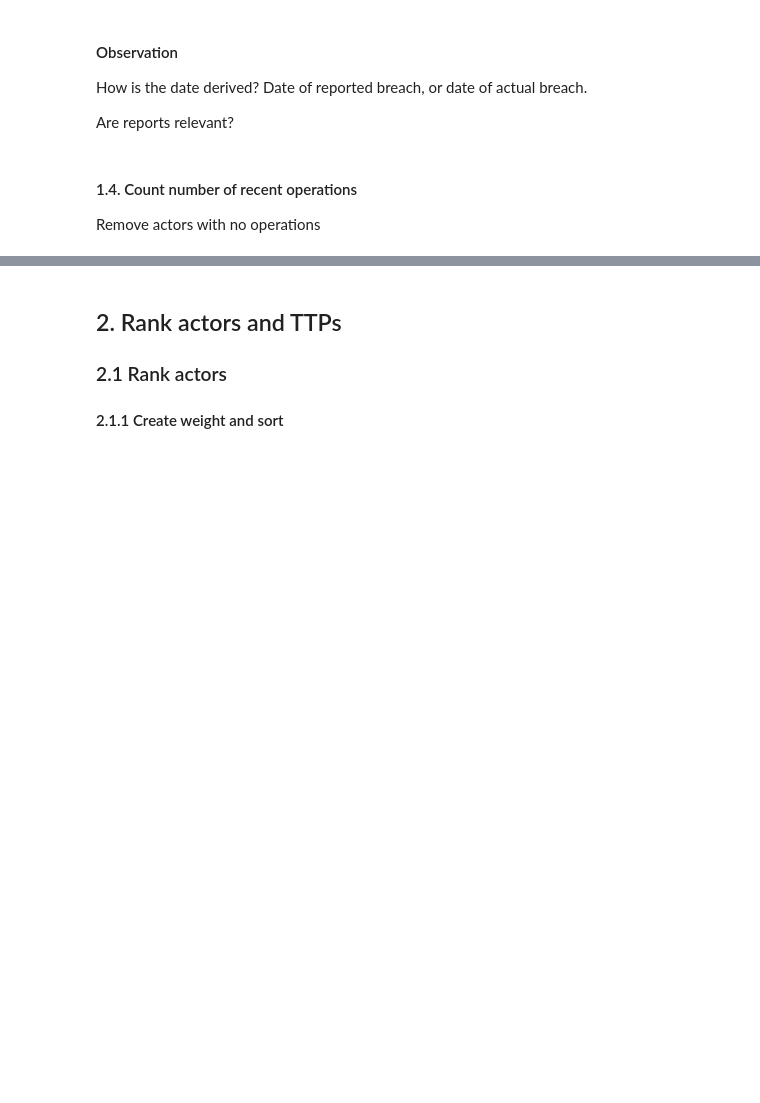
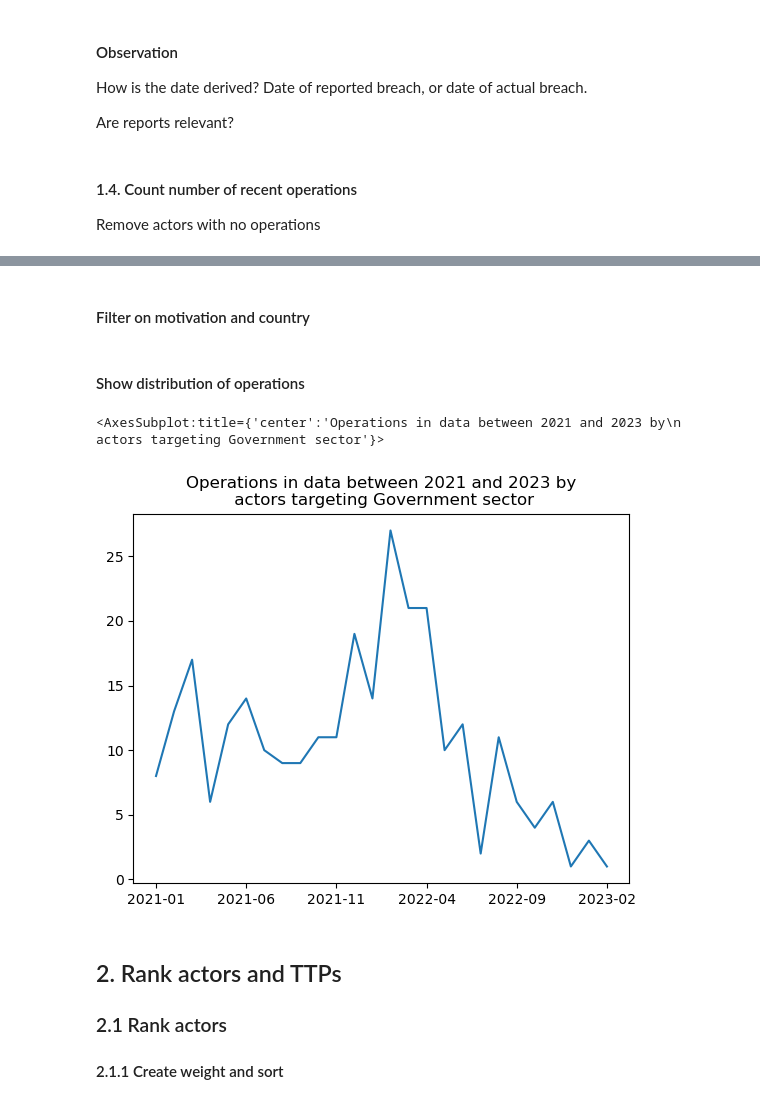
Before and after one commit to AbeWinters/Threat-Profiles-for-Control-Prioritization, a Jupyter notebook: Method 3_2.ipynb, the cells around one changed output, grey strips where cells are left out. Saved outputs shown, nothing was run; the diff lists cells and outputs as text; code cells hidden in the pictures; blank space fills up the shorter version.

```diff
--- a/Method 3_2.ipynb
+++ b/Method 3_2.ipynb
@@ -100,3 +158,16 @@ plt.show()
+# %% [markdown]
+#### Filter on motivation and country
+# %% [markdown]
+#### Show distribution of operations
+# %%
+years = map(str,list(range((YEAR-INTERVAL),YEAR+1)))
+ops_timeframe = actors_filtered.explode('etda_operation_dates')
+ops_timeframe = ops_timeframe[ops_timeframe['etda_operation_dates'].str.contains('|'.join(years))]
+ops_timeframe = ops_timeframe[ops_timeframe['etda_operation_dates'].str.contains('-')]
+ops_timeframe['etda_operation_dates'].value_counts().sort_index().plot(title="Operations in data between {} and {} by\n actors targeting {} sector".format(YEAR-INTERVAL,YEAR,SECTOR))
+# %% [output]
+<AxesSubplot:title={'center':'Operations in data between 2021 and 2023 by\n actors targeting Government sector'}>
+[figure, added]
 # %% [markdown]
 ## 2. Rank actors and TTPs
 ### 2.1 Rank actors
```
Also changed, not shown: parts of 22 cells of this notebook, 13 other files.
